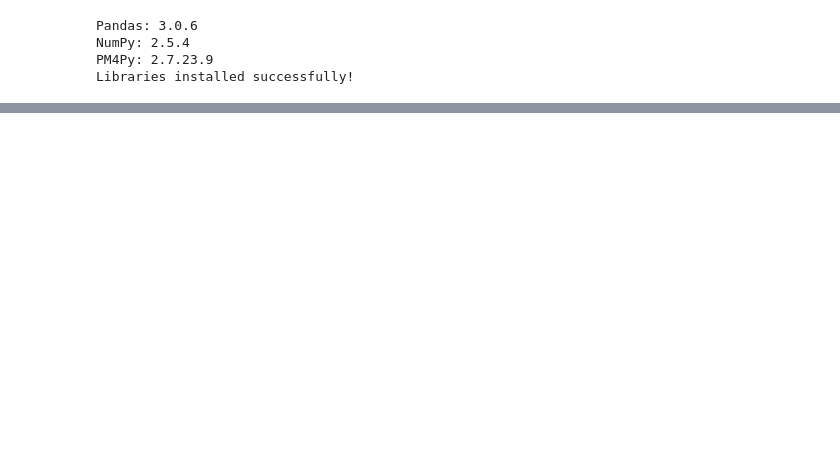
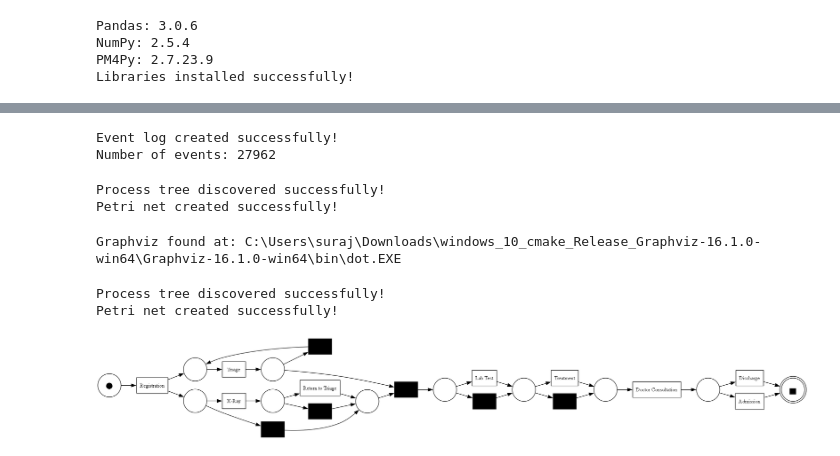
Before and after one commit to Fathima-1424/CareFlow-Clinical-Pathway, a Jupyter notebook: datacreated.ipynb, the cells around one changed output, grey strips where cells are left out. Saved outputs shown, nothing was run; the diff lists cells and outputs as text; code cells hidden in the pictures; blank space fills up the shorter version.

```diff
--- a/datacreated.ipynb
+++ b/datacreated.ipynb
@@ -365,0 +607,75 @@ Libraries installed successfully!
+# %%
+# Prepare the data for PM4Py
+df["timestamp"] = pd.to_datetime(df["timestamp"], utc=True)
+df = df.sort_values(["case_id", "timestamp"]).reset_index(drop=True)
+
+event_log_df = df.rename(columns={
+    "case_id": "case:concept:name",
+    "activity": "concept:name",
+    "timestamp": "time:timestamp"
+}).copy()
+
+event_log_df = pm4py.format_dataframe(
+    event_log_df,
+    case_id="case:concept:name",
+    activity_key="concept:name",
+    timestamp_key="time:timestamp"
+)
+
+# Convert the dataframe to an event log
+log = pm4py.convert_to_event_log(event_log_df)
+
+print("Event log created successfully!")
+print("Number of events:", len(event_log_df))
+# %% [output]
+Event log created successfully!
+Number of events: 27962
+# %%
+from pm4py.algo.discovery.inductive import algorithm as inductive_miner
+from pm4py.objects.conversion.process_tree import converter as pt_converter
+from pm4py.visualization.petri_net import visualizer as pn_visualizer
+
+# Discover the process tree
+process_tree = inductive_miner.apply(log)
+
+print("Process tree discovered successfully!")
+
+# Convert the process tree into a Petri net
+net, initial_marking, final_marking = pt_converter.apply(process_tree)
+
+print("Petri net created successfully!")
+# %% [output]
+Process tree discovered successfully!
+Petri net created successfully!
+# %%
+import os
+import shutil
+
+print("Graphviz found at:", shutil.which("dot"))
+# %% [output]
+Graphviz found at: C:\Users\suraj\Downloads\windows_10_cmake_Release_Graphviz-16.1.0-win64\Graphviz-16.1.0-win64\bin\dot.EXE
+# %%
+from pm4py.algo.discovery.inductive import algorithm as inductive_miner
+from pm4py.objects.conversion.process_tree import converter as pt_converter
+from pm4py.visualization.petri_net import visualizer as pn_visualizer
+
+# Discover the process tree
+process_tree = inductive_miner.apply(log)
+print("Process tree discovered successfully!")
+
+# Convert it into a Petri net
+net, initial_marking, final_marking = pt_converter.apply(process_tree)
+print("Petri net created successfully!")
+# %% [output]
+Process tree discovered successfully!
+Petri net created successfully!
+# %%
+gviz = pn_visualizer.apply(
+    net,
+    initial_marking,
+    final_marking
+)
+
+pn_visualizer.view(gviz)
+# %% [output]
+[figure, added]
```
Also changed, not shown: parts of 20 cells of this notebook.
